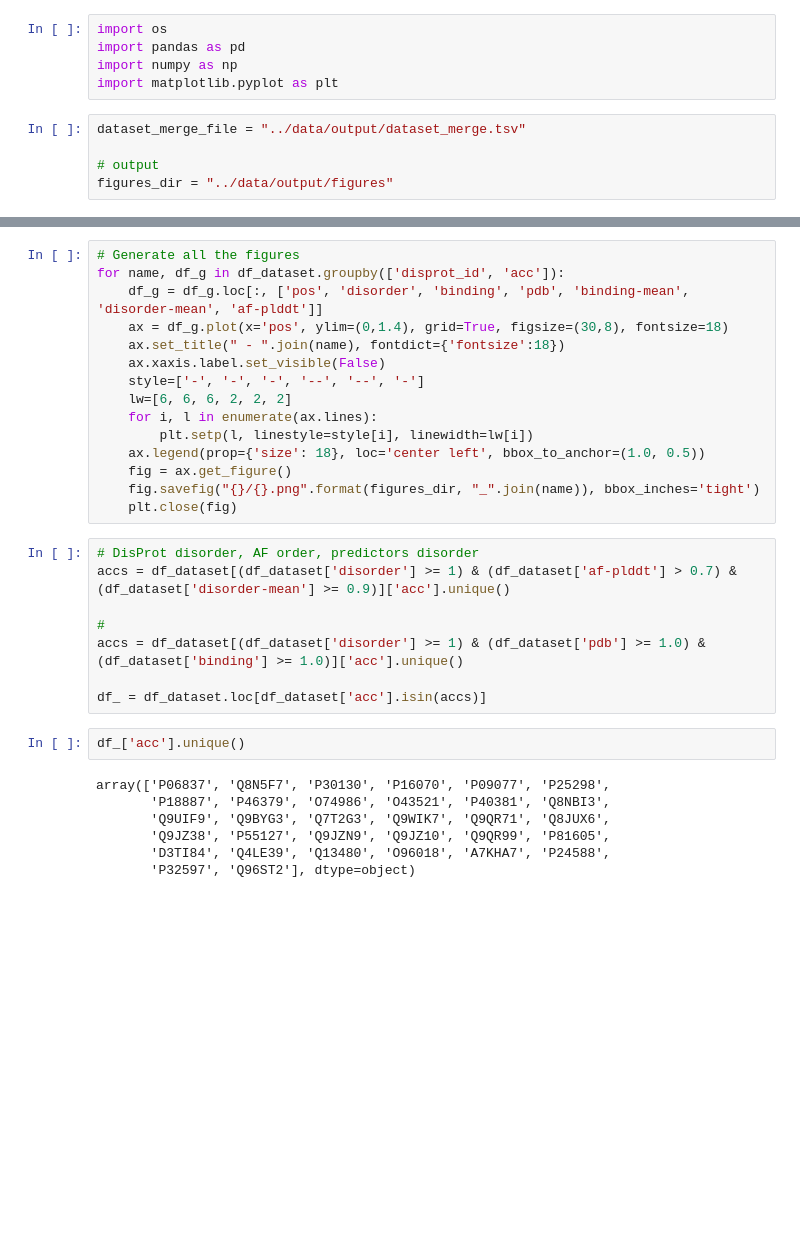
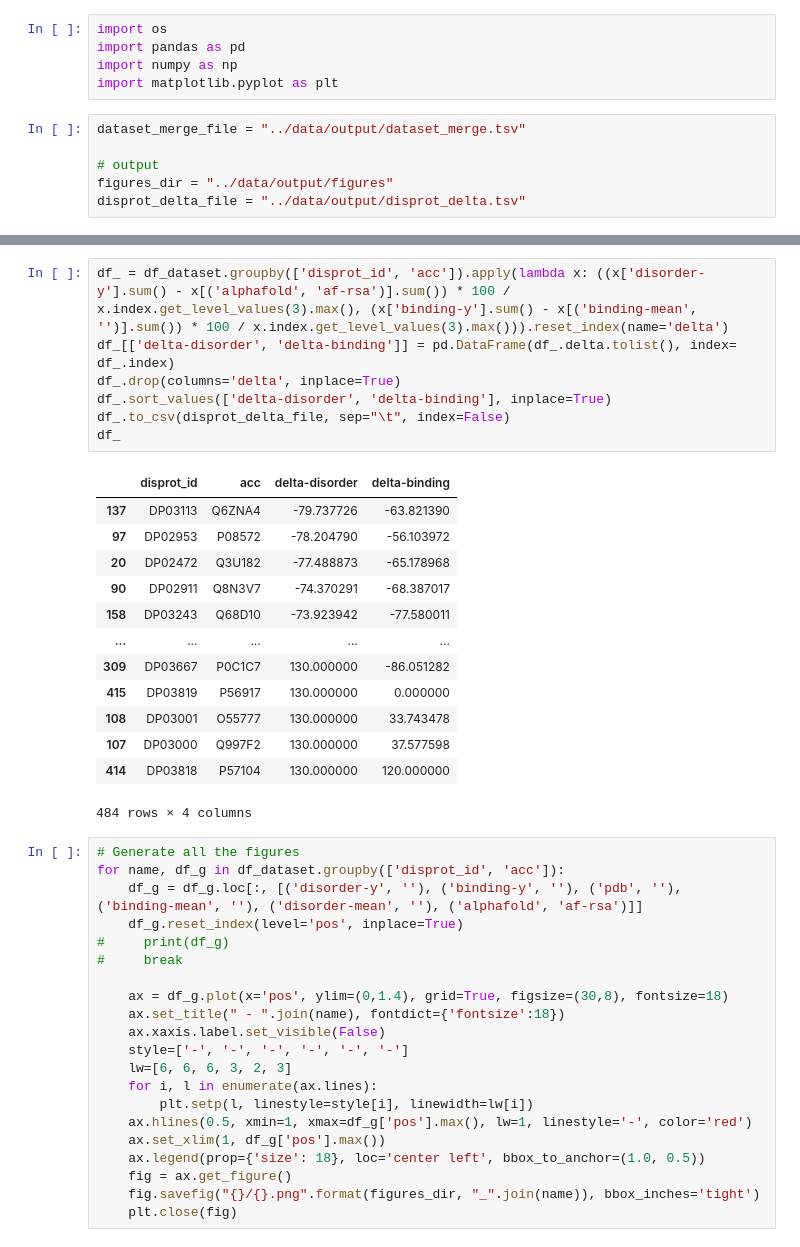
Before and after one commit to BioComputingUP/caid2-reference, a Jupyter notebook: src/reference_merge_analysis.ipynb, the cells around one changed output, grey strips where cells are left out. Saved outputs shown, nothing was run; the diff lists cells and outputs as text; blank space fills up the shorter version.

```diff
--- a/src/reference_merge_analysis.ipynb
+++ b/src/reference_merge_analysis.ipynb
@@ -8,4 +8,5 @@ dataset_merge_file = "../data/output/dataset_merge.tsv"
 
 # output
 figures_dir = "../data/output/figures"
+disprot_delta_file = "../data/output/disprot_delta.tsv"
 # %%
@@ -49,32 +74,42 @@ df_dataset
+# %%
+df_ = df_dataset.groupby(['disprot_id', 'acc']).apply(lambda x: ((x['disorder-y'].sum() - x[('alphafold', 'af-rsa')].sum()) * 100 / x.index.get_level_values(3).max(), (x['binding-y'].sum() - x[('binding-mean', '')].sum()) * 100 / x.index.get_level_values(3).max())).reset_index(name='delta')
+df_[['delta-disorder', 'delta-binding']] = pd.DataFrame(df_.delta.tolist(), index= df_.index)
+df_.drop(columns='delta', inplace=True)
+df_.sort_values(['delta-disorder', 'delta-binding'], inplace=True)
+df_.to_csv(disprot_delta_file, sep="\t", index=False)
+df_
+# %% [output]
+|  | disprot_id | acc | delta-disorder | delta-binding |
+| 137 | DP03113 | Q6ZNA4 | -79.737726 | -63.821390 |
+| 97 | DP02953 | P08572 | -78.204790 | -56.103972 |
+| 20 | DP02472 | Q3U182 | -77.488873 | -65.178968 |
+| 90 | DP02911 | Q8N3V7 | -74.370291 | -68.387017 |
+| 158 | DP03243 | Q68D10 | -73.923942 | -77.580011 |
+| ... | ... | ... | ... | ... |
+| 309 | DP03667 | P0C1C7 | 130.000000 | -86.051282 |
+| 415 | DP03819 | P56917 | 130.000000 | 0.000000 |
+| 108 | DP03001 | O55777 | 130.000000 | 33.743478 |
+| 107 | DP03000 | Q997F2 | 130.000000 | 37.577598 |
+| 414 | DP03818 | P57104 | 130.000000 | 120.000000 |
+484 rows × 4 columns
 # %%
 # Generate all the figures
 for name, df_g in df_dataset.groupby(['disprot_id', 'acc']):
-    df_g = df_g.loc[:, ['pos', 'disorder', 'binding', 'pdb', 'binding-mean', 'disorder-mean', 'af-plddt']]
+    df_g = df_g.loc[:, [('disorder-y', ''), ('binding-y', ''), ('pdb', ''), ('binding-mean', ''), ('disorder-mean', ''), ('alphafold', 'af-rsa')]]
+    df_g.reset_index(level='pos', inplace=True)
+#     print(df_g)
+#     break
+
     ax = df_g.plot(x='pos', ylim=(0,1.4), grid=True, figsize=(30,8), fontsize=18)
     ax.set_title(" - ".join(name), fontdict={'fontsize':18})
     ax.xaxis.label.set_visible(False)
-    style=['-', '-', '-', '--', '--', '-']
-    lw=[6, 6, 6, 2, 2, 2]
+    style=['-', '-', '-', '-', '-', '-']
+    lw=[6, 6, 6, 3, 2, 3]
     for i, l in enumerate(ax.lines):
         plt.setp(l, linestyle=style[i], linewidth=lw[i])
+    ax.hlines(0.5, xmin=1, xmax=df_g['pos'].max(), lw=1, linestyle='-', color='red')
+    ax.set_xlim(1, df_g['pos'].max())
     ax.legend(prop={'size': 18}, loc='center left', bbox_to_anchor=(1.0, 0.5))
     fig = ax.get_figure()
     fig.savefig("{}/{}.png".format(figures_dir, "_".join(name)), bbox_inches='tight')
     plt.close(fig)
-# %%
-# DisProt disorder, AF order, predictors disorder
-accs = df_dataset[(df_dataset['disorder'] >= 1) & (df_dataset['af-plddt'] > 0.7) & (df_dataset['disorder-mean'] >= 0.9)]['acc'].unique()
-
-#
-accs = df_dataset[(df_dataset['disorder'] >= 1) & (df_dataset['pdb'] >= 1.0) & (df_dataset['binding'] >= 1.0)]['acc'].unique()
-
-df_ = df_dataset.loc[df_dataset['acc'].isin(accs)]
-# %%
-df_['acc'].unique()
-# %% [output]
-array(['P06837', 'Q8N5F7', 'P30130', 'P16070', 'P09077', 'P25298',
-       'P18887', 'P46379', 'O74986', 'O43521', 'P40381', 'Q8NBI3',
-       'Q9UIF9', 'Q9BYG3', 'Q7T2G3', 'Q9WIK7', 'Q9QR71', 'Q8JUX6',
-       'Q9JZ38', 'P55127', 'Q9JZN9', 'Q9JZ10', 'Q9QR99', 'P81605',
-       'D3TI84', 'Q4LE39', 'Q13480', 'O96018', 'A7KHA7', 'P24588',
-       'P32597', 'Q96ST2'], dtype=object)
```
Also changed, not shown: parts of 3 cells of this notebook, 4 other files.
